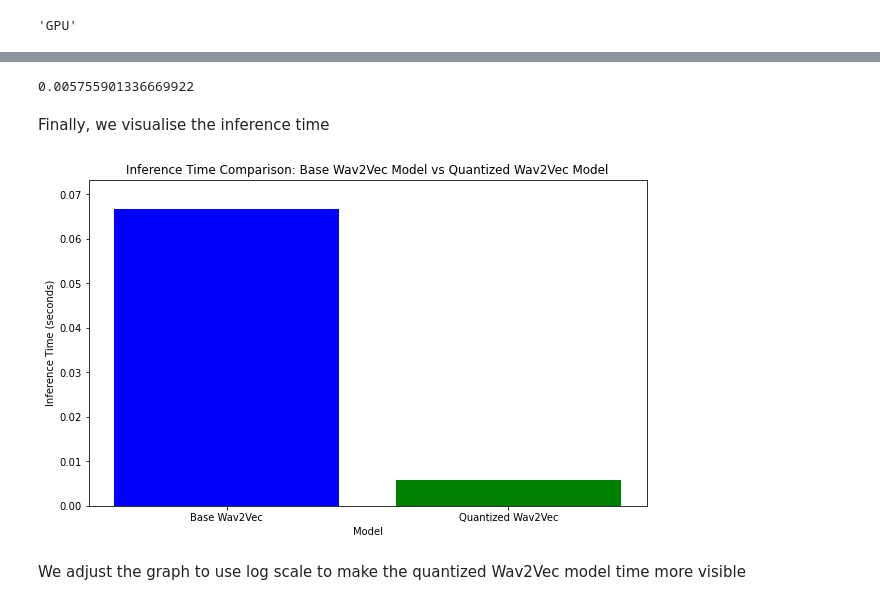
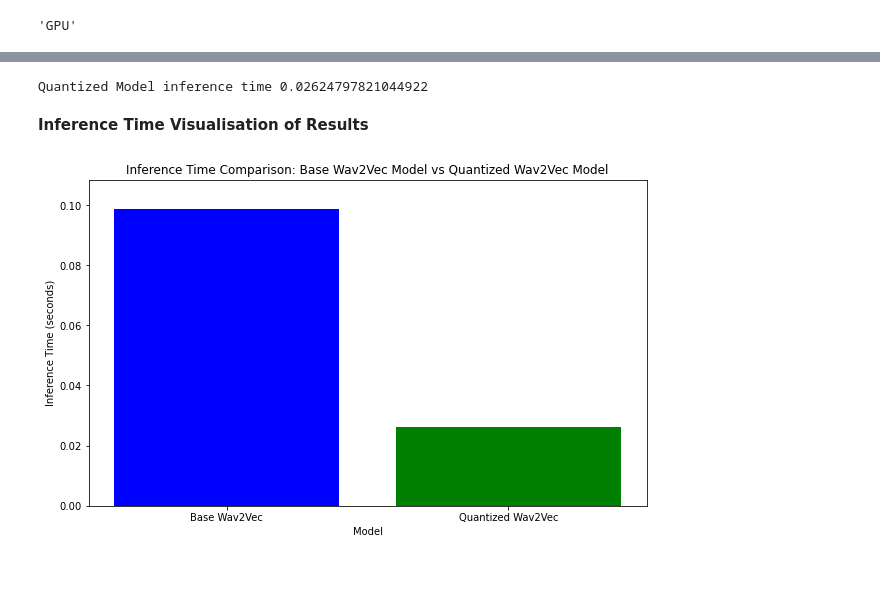
Before and after one commit to kiril-bikov/SpeechBrain_Quant, a Jupyter notebook: QAT_notebooks/wav2vec2_english_asr_GPU.ipynb, the cells around one changed output, grey strips where cells are left out. Cells and saved outputs as stored; diff of their text form; code cells hidden in the pictures; blank space fills up the shorter version.

Commit message:
wav2vec2 GPU QAT updated with longer fine-tuning and wer results

```diff
--- a/QAT_notebooks/wav2vec2_english_asr_GPU.ipynb
+++ b/QAT_notebooks/wav2vec2_english_asr_GPU.ipynb
@@ -469,13 +460,10 @@ torch.onnx.export(model_quantized,
 # %%
 import time
 
-input_size = 100000
-AUDIO_MAXLEN = input_size
-dummy_input = torch.randn(1, input_size, requires_grad=True).cuda()
-
 starttime = time.time()
 with torch.no_grad():
-    model(dummy_input)
+    asr_base_model_inference(file_path)
 
-print(f'Base Model inference time {time.time() - starttime}')
+base_model_time = time.time() - starttime
+print(f'Base Model inference time {base_model_time}')
 # %% [output]
@@ -502,27 +494,26 @@ import time
 
 starttime = time.time()
 with torch.no_grad():
-    ort_sess.run(None, {"modelInput": X_ortvalue})
+    asr_onnx_model_inference(file_path)
 
-print(time.time() - starttime)
+quantized_model_time = time.time() - starttime
+print(f'Quantized Model inference time {quantized_model_time}')
 # %% [output]
-0.005755901336669922
+Quantized Model inference time 0.02624797821044922
-# %% [markdown]
-Finally, we visualise the inference time
+# %% [markdown]
+**Inference Time Visualisation of Results**
 # %%
 import matplotlib.pyplot as plt
 
 models = ['Base Wav2Vec', 'Quantized Wav2Vec']
-inference_times = [0.0666208267211914, 0.005755901336669922]
+inference_times = [base_model_time, quantized_model_time]
 
 plt.figure(figsize=(10, 6))
 plt.bar(models, inference_times, color=['blue', 'green'])
 plt.xlabel('Model')
 plt.ylabel('Inference Time (seconds)')
 plt.title('Inference Time Comparison: Base Wav2Vec Model vs Quantized Wav2Vec Model')
 plt.ylim(0, max(inference_times) * 1.1)
 plt.show()
 # %% [output]
-[figure, old version]
+[figure, new version]
-# %% [markdown]
-We adjust the graph to use log scale to make the quantized Wav2Vec model time more visible
```
Also changed, not shown: parts of 53 cells of this notebook.
